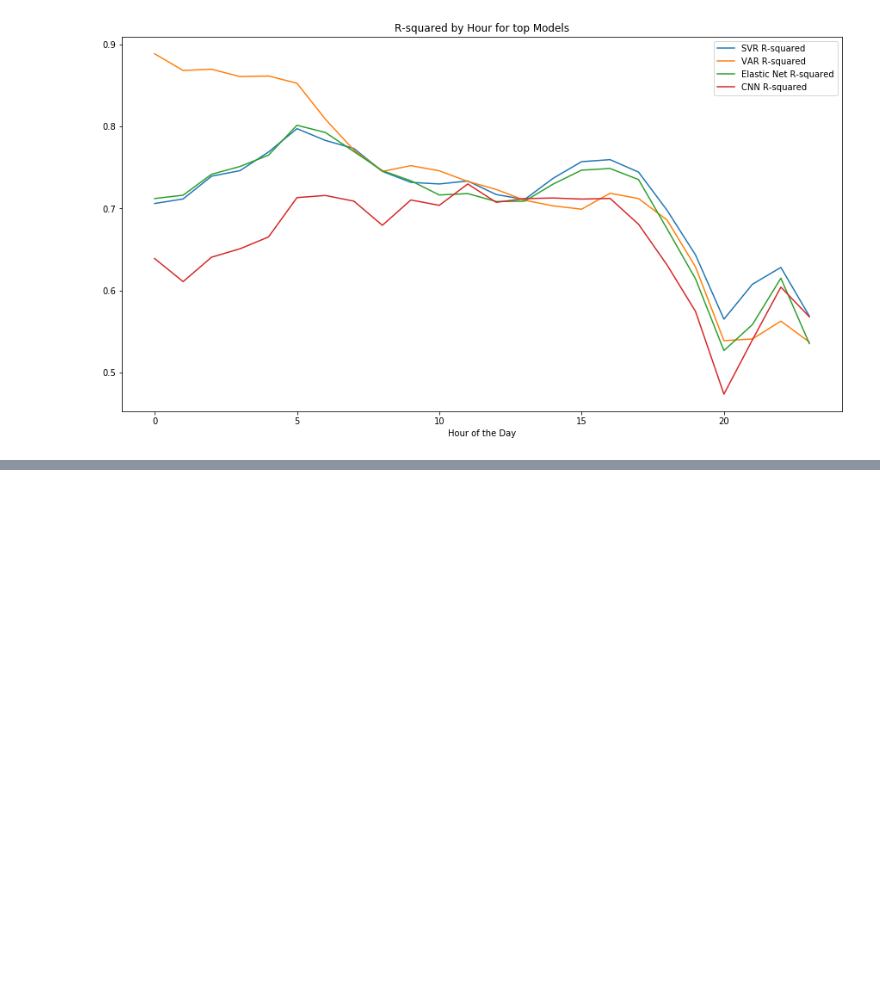
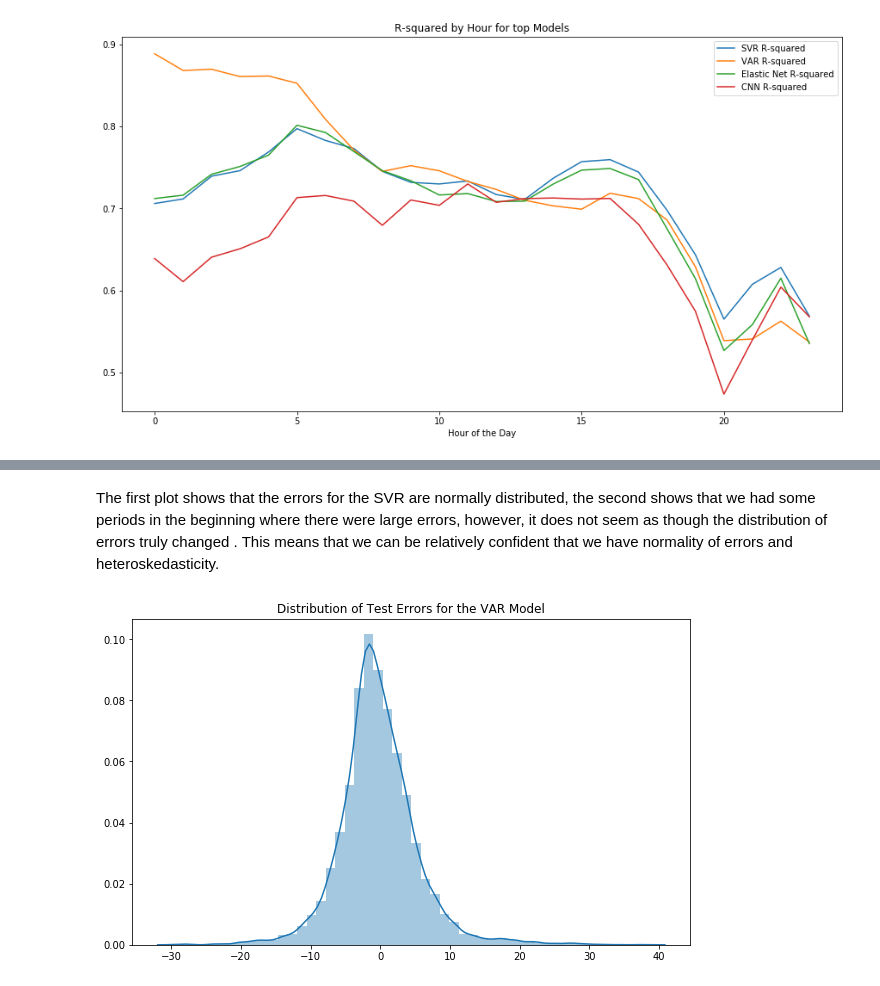
Before and after one commit to magnusbig/forecasting_day_ahead_electric_prices_in_spain, a Jupyter notebook: Code/31_Model_Evaluation.ipynb, the cells around one changed output, grey strips where cells are left out. Saved outputs shown, nothing was run; the diff lists cells and outputs as text; code cells hidden in the pictures; blank space fills up the shorter version.

```diff
--- a/Code/31_Model_Evaluation.ipynb
+++ b/Code/31_Model_Evaluation.ipynb
@@ -363,0 +379,10 @@ plt.xlabel('Hour of the Day');
+# %% [markdown]
+The first plot shows that the errors for the SVR are normally distributed, the second shows that we had some periods in the beginning where there were large errors, however, it does not seem as though the distribution of errors truly changed . This means that we can be relatively confident that we have normality of errors and heteroskedasticity.
+# %%
+# var
+var_errors = predictions_df['var'] - predictions_df['price_actual']
+plt.figure(figsize=(10,6))
+sns.distplot(var_errors)
+plt.title('Distribution of Test Errors for the VAR Model');
+# %% [output]
+[figure, added]
```
Also changed, not shown: parts of 25 cells of this notebook, 3 other files.
